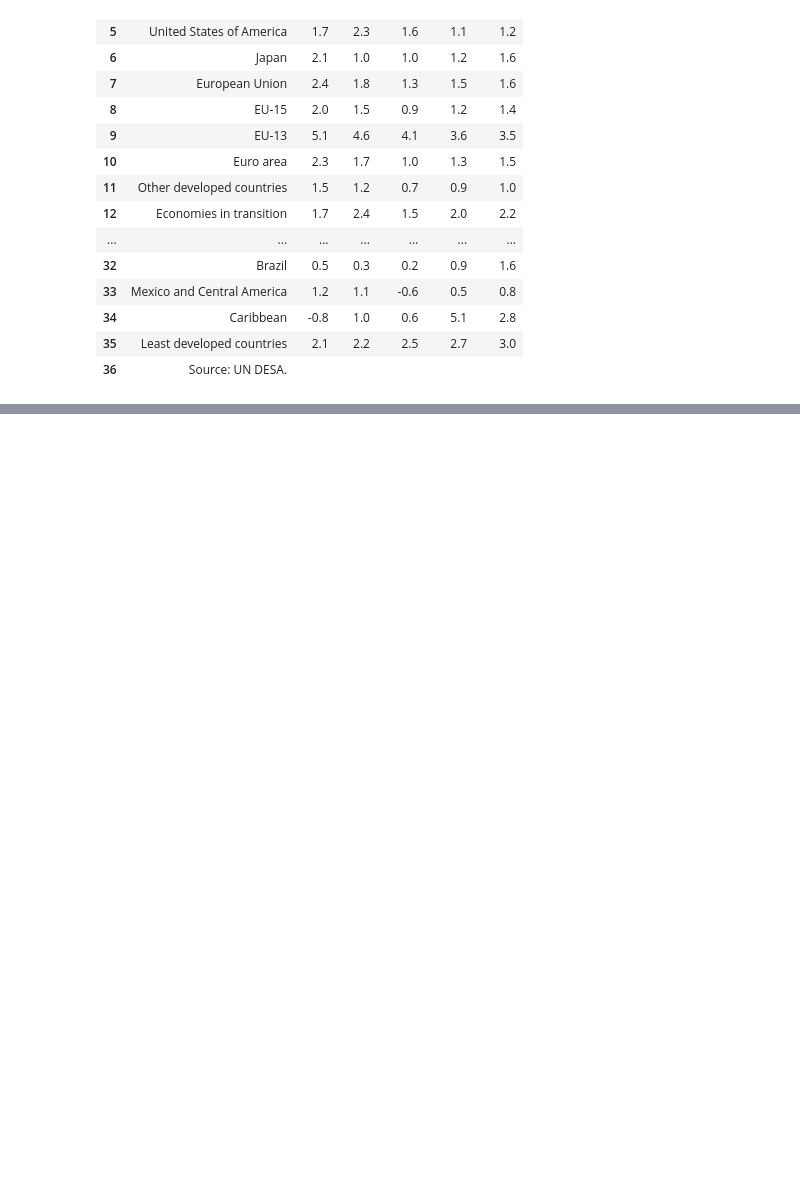
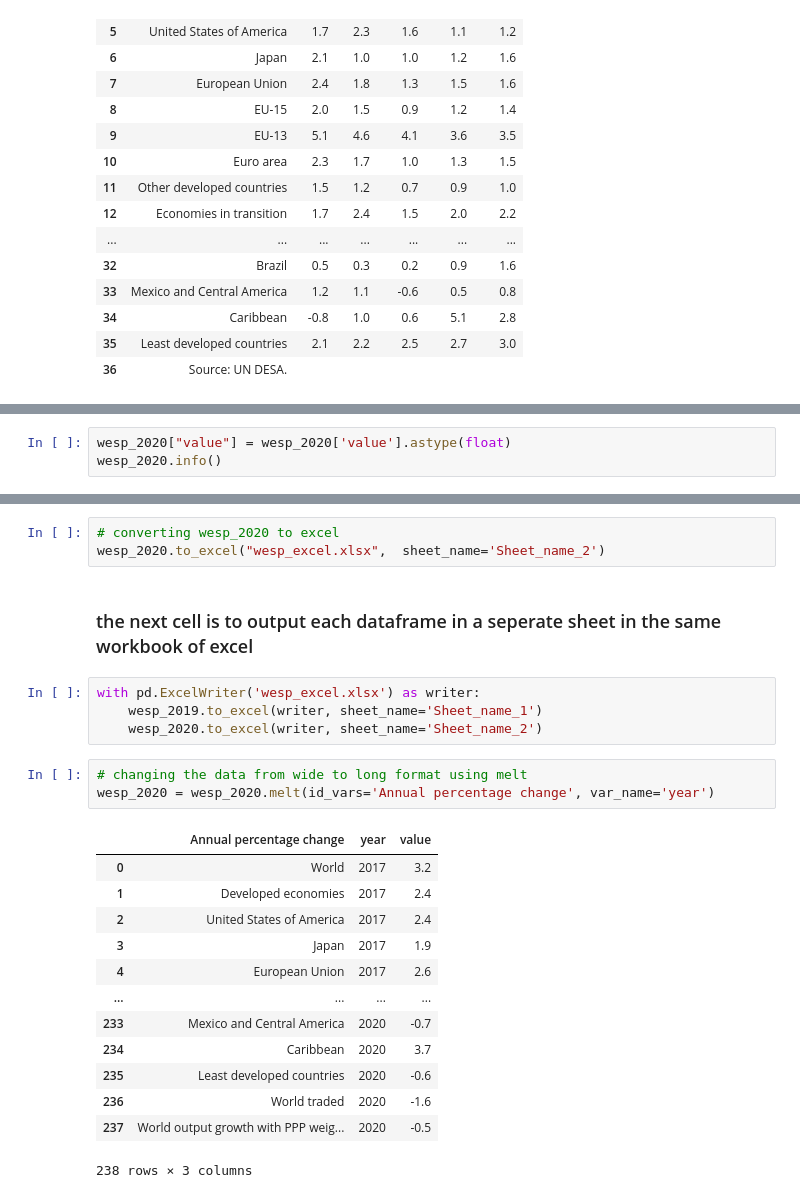
Before and after one commit to TheOther-Guy/Table_Extractor_fromPDF, a Jupyter notebook: PDF_Table_Extractor.ipynb, the cells around one changed output, grey strips where cells are left out. Drawn from its saved outputs; the diff is of its cells as text; blank space fills up the shorter version.

```diff
--- a/PDF_Table_Extractor.ipynb
+++ b/PDF_Table_Extractor.ipynb
@@ -168,0 +185,3 @@ memory usage: 2.4+ KB
+# %%
+wesp_2020["value"] = wesp_2020['value'].astype(float)
+wesp_2020.info()
@@ -168,0 +199,26 @@ memory usage: 2.4+ KB
+# %%
+# converting wesp_2020 to excel
+wesp_2020.to_excel("wesp_excel.xlsx",  sheet_name='Sheet_name_2')
+# %% [markdown]
+### the next cell is to output each dataframe in a seperate sheet in the same workbook of excel
+# %%
+with pd.ExcelWriter('wesp_excel.xlsx') as writer:
+    wesp_2019.to_excel(writer, sheet_name='Sheet_name_1')
+    wesp_2020.to_excel(writer, sheet_name='Sheet_name_2')
+# %%
+# changing the data from wide to long format using melt
+wesp_2020 = wesp_2020.melt(id_vars='Annual percentage change', var_name='year')
+# %% [output]
+|  | Annual percentage change | year | value |
+| 0 | World | 2017 | 3.2 |
+| 1 | Developed economies | 2017 | 2.4 |
+| 2 | United States of America | 2017 | 2.4 |
+| 3 | Japan | 2017 | 1.9 |
+| 4 | European Union | 2017 | 2.6 |
+| ... | ... | ... | ... |
+| 233 | Mexico and Central America | 2020 | -0.7 |
+| 234 | Caribbean | 2020 | 3.7 |
+| 235 | Least developed countries | 2020 | -0.6 |
+| 236 | World traded | 2020 | -1.6 |
+| 237 | World output growth with PPP weig... | 2020 | -0.5 |
+238 rows × 3 columns
```
Also changed, not shown: parts of 6 cells of this notebook, 1 other file.
